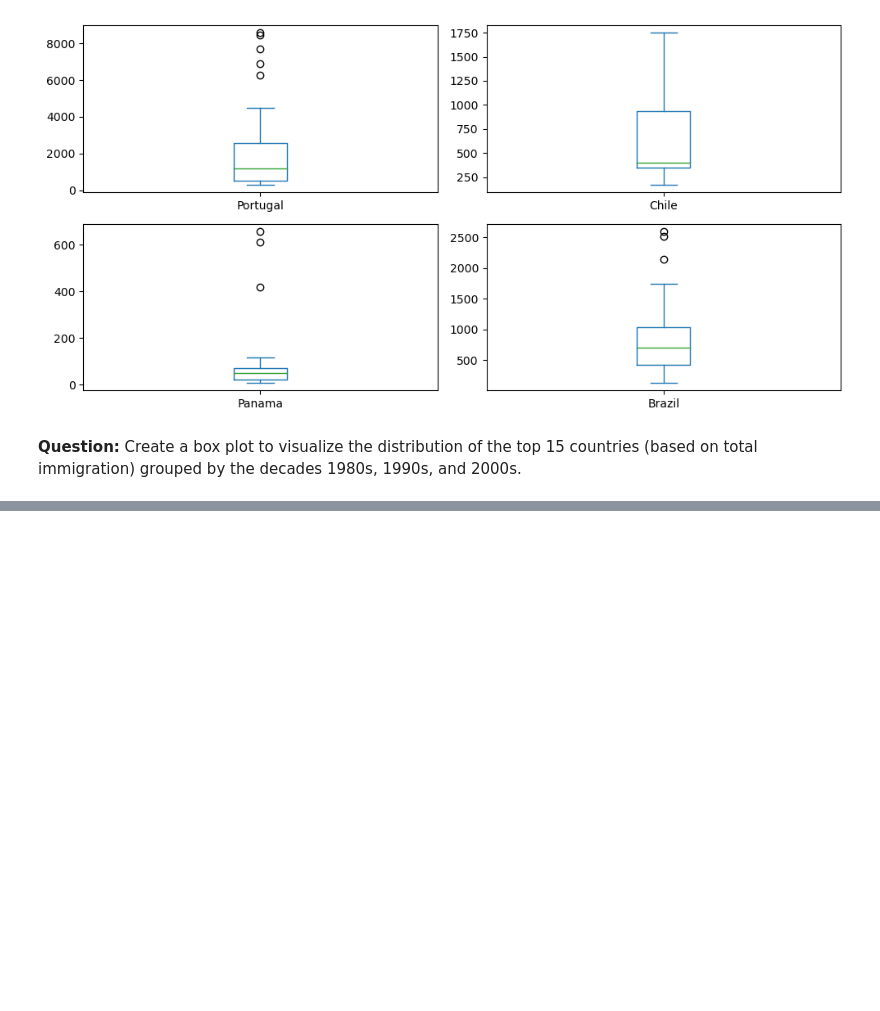
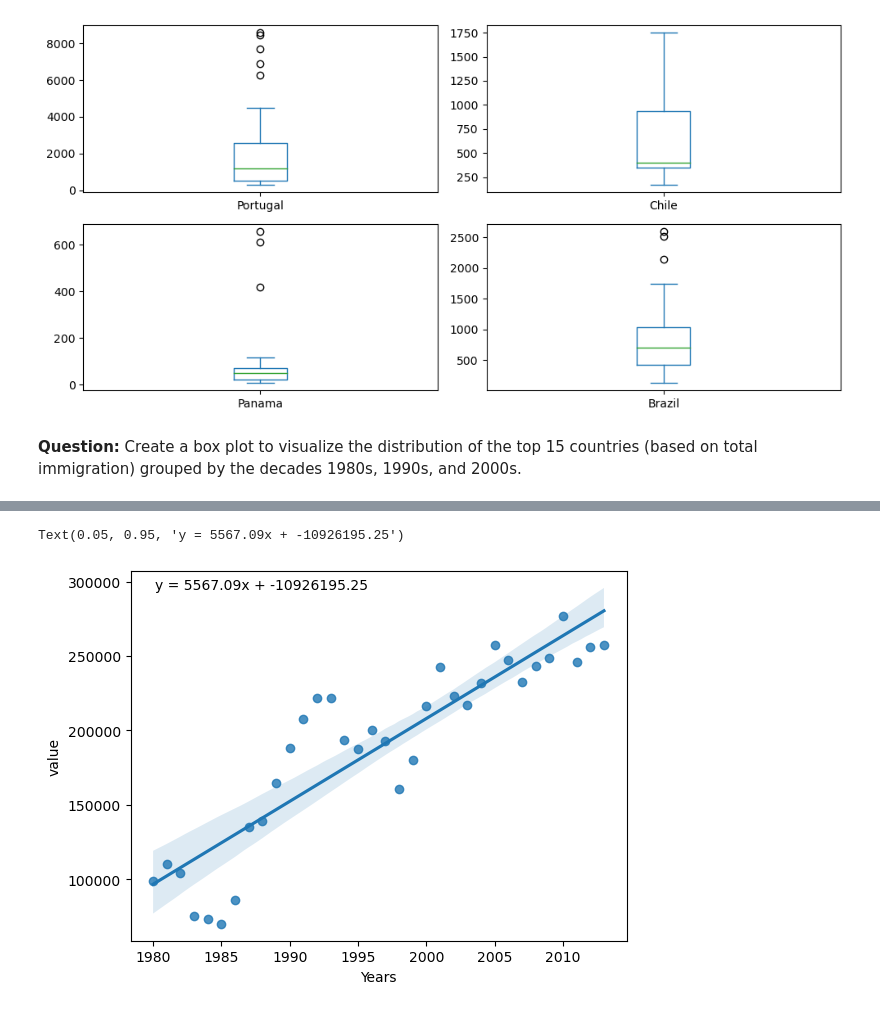
Before and after one commit to 0xrsfagundes/IBM, a Jupyter notebook: IBM/Data Visualization with Python/Data Visualization with Python - Lab3.ipynb, the cells around one changed output, grey strips where cells are left out. Cells and saved outputs as stored; diff of their text form; code cells hidden in the pictures; blank space fills up the shorter version.

```diff
--- a/IBM/Data Visualization with Python/Data Visualization with Python - Lab3.ipynb
+++ b/IBM/Data Visualization with Python/Data Visualization with Python - Lab3.ipynb
@@ -167,0 +195,15 @@ df_top15_aux.describe()
+# %%
+import seaborn as sns
+
+# compute sum of 'value' column
+df_sum = df_scatter_aux.groupby(['Years'], as_index=False)['value'].sum()
+
+# create scatter plot with linear regression line
+ax = sns.regplot(x='Years', y='value', data=df_sum)
+
+# add linear regression formula to plot
+slope, intercept = np.polyfit(df_sum['Years'], df_sum['value'], 1)
+ax.annotate(f'y = {slope:.2f}x + {intercept:.2f}', xy=(0.05, 0.95), xycoords='axes fraction')
+# %% [output]
+Text(0.05, 0.95, 'y = 5567.09x + -10926195.25')
+[figure, added]
```
Also changed, not shown: parts of 10 cells of this notebook.
